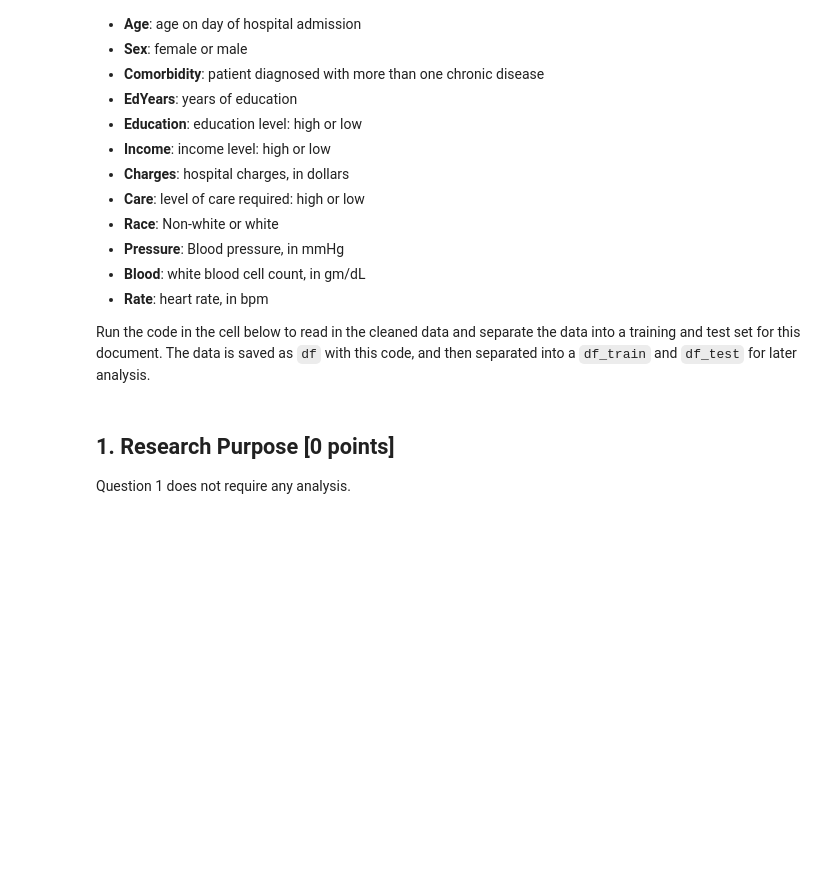
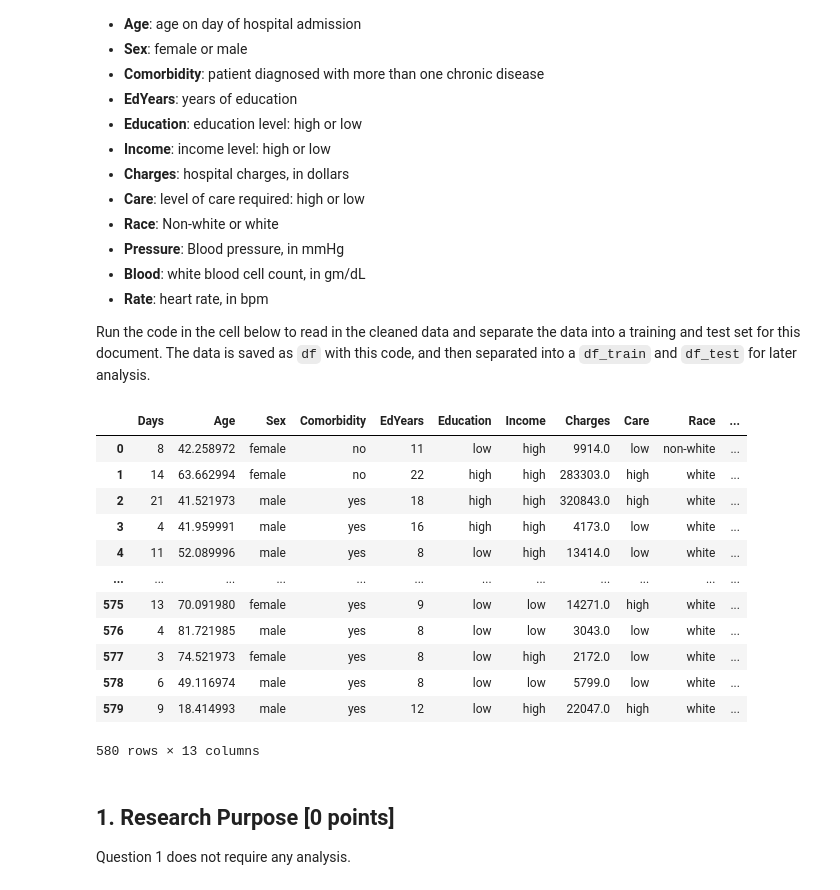
Before and after one commit to soobinj2/stat207, a Jupyter notebook: homework_10/homework_10.ipynb, the cells around one changed output. Drawn from its saved outputs; the diff is of its cells as text; code cells hidden in the pictures; blank space fills up the shorter version.

```diff
--- a/homework_10/homework_10.ipynb
+++ b/homework_10/homework_10.ipynb
@@ -44,6 +44,22 @@ Run the code in the cell below to read in the cleaned data and separate the data
 # %%
 df = pd.read_csv('hospital.csv')
 df_train, df_test = train_test_split(df, test_size = 0.20, random_state = 9876)
+
+df
+# %% [output]
+|  | Days | Age | Sex | Comorbidity | EdYears | Education | Income | Charges | Care | Race | ... |
+| 0 | 8 | 42.258972 | female | no | 11 | low | high | 9914.0 | low | non-white | ... |
+| 1 | 14 | 63.662994 | female | no | 22 | high | high | 283303.0 | high | white | ... |
+| 2 | 21 | 41.521973 | male | yes | 18 | high | high | 320843.0 | high | white | ... |
+| 3 | 4 | 41.959991 | male | yes | 16 | high | high | 4173.0 | low | white | ... |
+| 4 | 11 | 52.089996 | male | yes | 8 | low | high | 13414.0 | low | white | ... |
+| ... | ... | ... | ... | ... | ... | ... | ... | ... | ... | ... | ... |
+| 575 | 13 | 70.091980 | female | yes | 9 | low | low | 14271.0 | high | white | ... |
+| 576 | 4 | 81.721985 | male | yes | 8 | low | low | 3043.0 | low | white | ... |
+| 577 | 3 | 74.521973 | female | yes | 8 | low | high | 2172.0 | low | white | ... |
+| 578 | 6 | 49.116974 | male | yes | 8 | low | low | 5799.0 | low | white | ... |
+| 579 | 9 | 18.414993 | male | yes | 12 | low | high | 22047.0 | high | white | ... |
+580 rows × 13 columns
 # %% [markdown]
 ## 1. Research Purpose [0 points]
 
```
Also changed, not shown: parts of 4 cells of this notebook, 2 other files.
